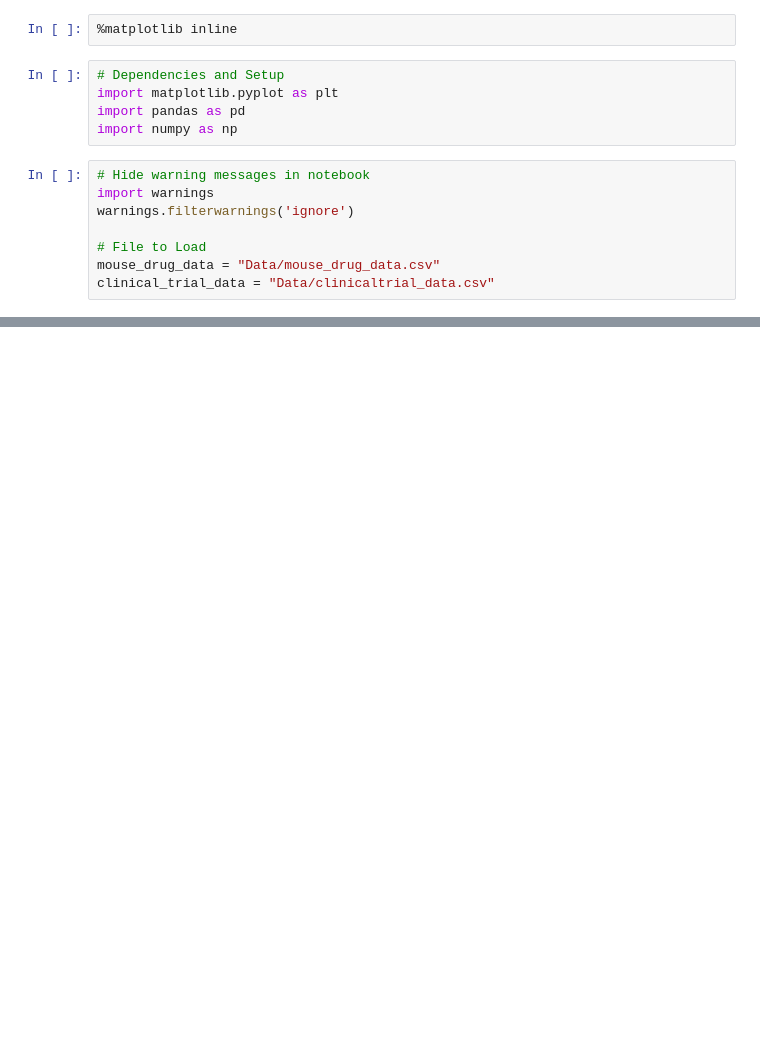
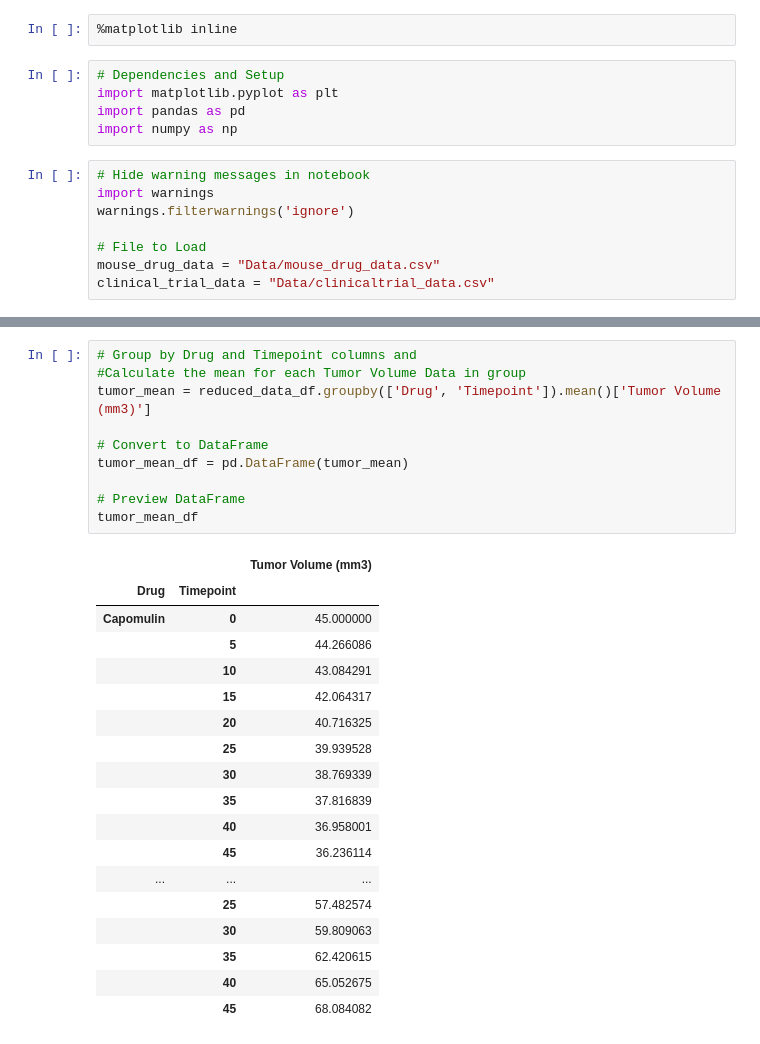
Before and after one commit to jehixson3/Charting-Pharmacutical-Data-with-Matplotlib, a Jupyter notebook: Pymaceuticals/pymaceuticals_starter.ipynb, the cells around one changed output, grey strips where cells are left out. Cells and saved outputs as stored; diff of their text form; blank space fills up the shorter version.

```diff
--- a/Pymaceuticals/pymaceuticals_starter.ipynb
+++ b/Pymaceuticals/pymaceuticals_starter.ipynb
@@ -32,0 +67,29 @@ combined_data_df.head()
+# %%
+# Group by Drug and Timepoint columns and
+#Calculate the mean for each Tumor Volume Data in group
+tumor_mean = reduced_data_df.groupby(['Drug', 'Timepoint']).mean()['Tumor Volume (mm3)']
+
+# Convert to DataFrame
+tumor_mean_df = pd.DataFrame(tumor_mean)
+
+# Preview DataFrame
+tumor_mean_df
+# %% [output]
+|  |  | Tumor Volume (mm3) |
+| Drug | Timepoint |  |
+| Capomulin | 0 | 45.000000 |
+|  | 5 | 44.266086 |
+|  | 10 | 43.084291 |
+|  | 15 | 42.064317 |
+|  | 20 | 40.716325 |
+|  | 25 | 39.939528 |
+|  | 30 | 38.769339 |
+|  | 35 | 37.816839 |
+|  | 40 | 36.958001 |
+|  | 45 | 36.236114 |
+| ... | ... | ... |
+|  | 25 | 57.482574 |
+|  | 30 | 59.809063 |
+|  | 35 | 62.420615 |
+|  | 40 | 65.052675 |
+|  | 45 | 68.084082 |
```
Also changed, not shown: parts of 4 cells of this notebook, 1 other file.
